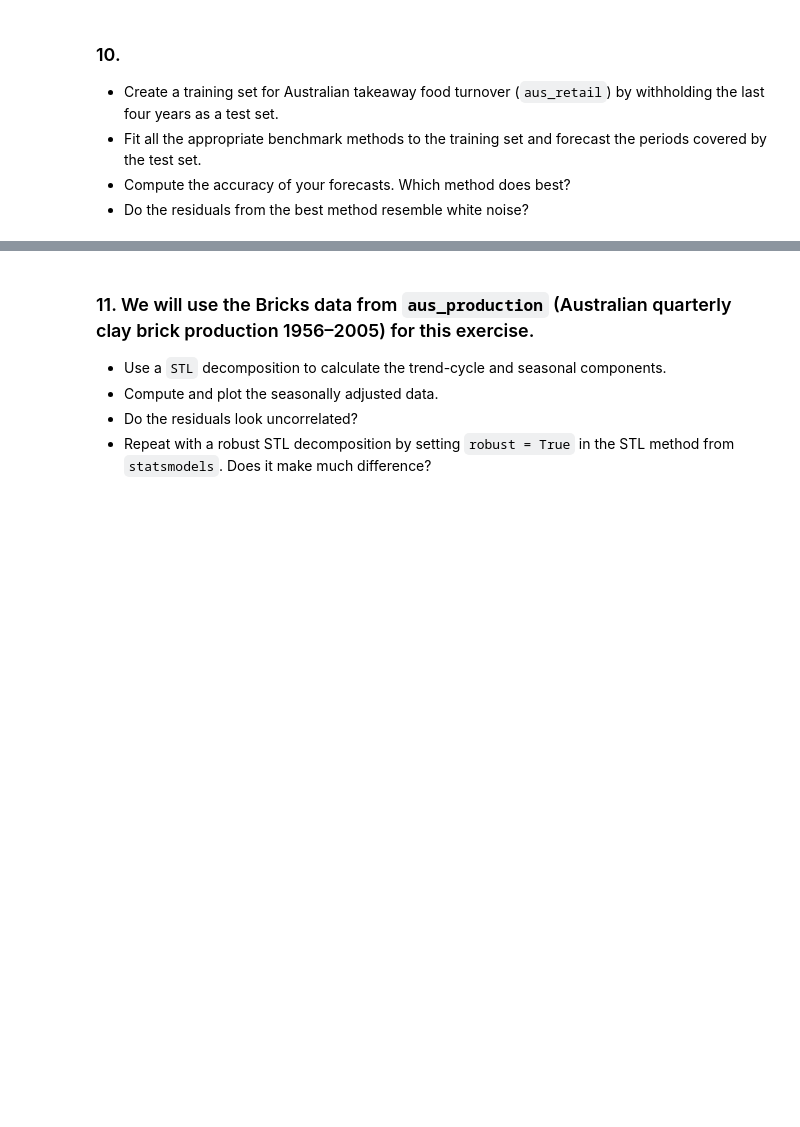
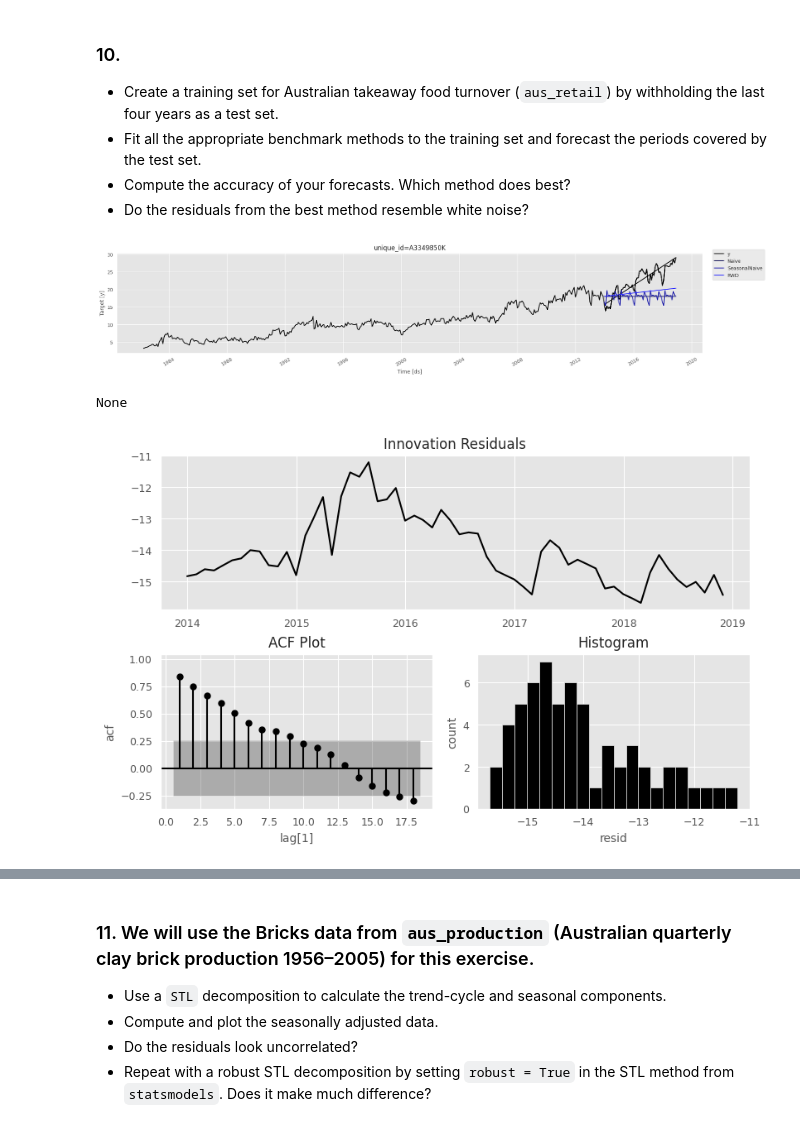
Before and after one commit to Le-Phu-Family/-Time-Series-Analysis-and-Forecasting-methods-, a Jupyter notebook: notebooks/Chapter 5 - The forecaster’s toolbox/Excercises for Chapter 5.ipynb, the cells around one changed output, grey strips where cells are left out. Drawn from its saved outputs; the diff is of its cells as text; code cells hidden in the pictures; blank space fills up the shorter version.

```diff
--- a/notebooks/Chapter 5 - The forecaster’s toolbox/Excercises for Chapter 5.ipynb
+++ b/notebooks/Chapter 5 - The forecaster’s toolbox/Excercises for Chapter 5.ipynb
@@ -499,3 +522,38 @@ array(['Australian Capital Territory_Bulls, bullocks and steers',
 - Fit all the appropriate benchmark methods to the training set and forecast the periods covered by the test set.
 - Compute the accuracy of your forecasts. Which method does best?
 - Do the residuals from the best method resemble white noise?
+# %%
+aus_retail = (
+    pd.read_csv(DATA_DIR / "aus_retail.csv", parse_dates = ['Month'])
+    .query("Industry == 'Takeaway food services' & State == 'Australian Capital Territory'")
+    .rename(columns  = {'Series ID': 'unique_id', 'Month': 'ds', 'Turnover': 'y'})
+    .reset_index(drop = True)
+    [['y', 'ds', 'unique_id']]
+)
+
+test = aus_retail.loc[381:,:]
+train = aus_retail.loc[:380,:]
+
+naive_method = Naive()
+seasonal_naive_method = SeasonalNaive(season_length= 12)
+drift_method = RandomWalkWithDrift()
+
+sf = StatsForecast(freq = 'M', models = [naive_method, seasonal_naive_method, drift_method])
+sf.fit(train)
+fcasts = sf.predict(h = len(test)).assign(y= test['y'].to_numpy())
+fig = plot_series(aus_retail, fcasts)
+display(fig)
+
+preds = sf.forecast(h=len(test), df=train, fitted=True)
+preds["y"] = test["y"].values
+evaluation = evaluate(preds, train_df=train,
+    metrics=[rmse, mae, mape, partial(mase, seasonality=12)])
+evaluation
+
+p = sf.forecast(h = len(test), df=train, fitted= True).assign(resid = lambda x: train["y"] - x['RWD'])
+fig2 = plot_diagnostics(p)
+display(fig2)
+# %% [output]
+[figure, added]
+None
+[figure, added]
```
Also changed, not shown: parts of 13 cells of this notebook, 2 other files.
